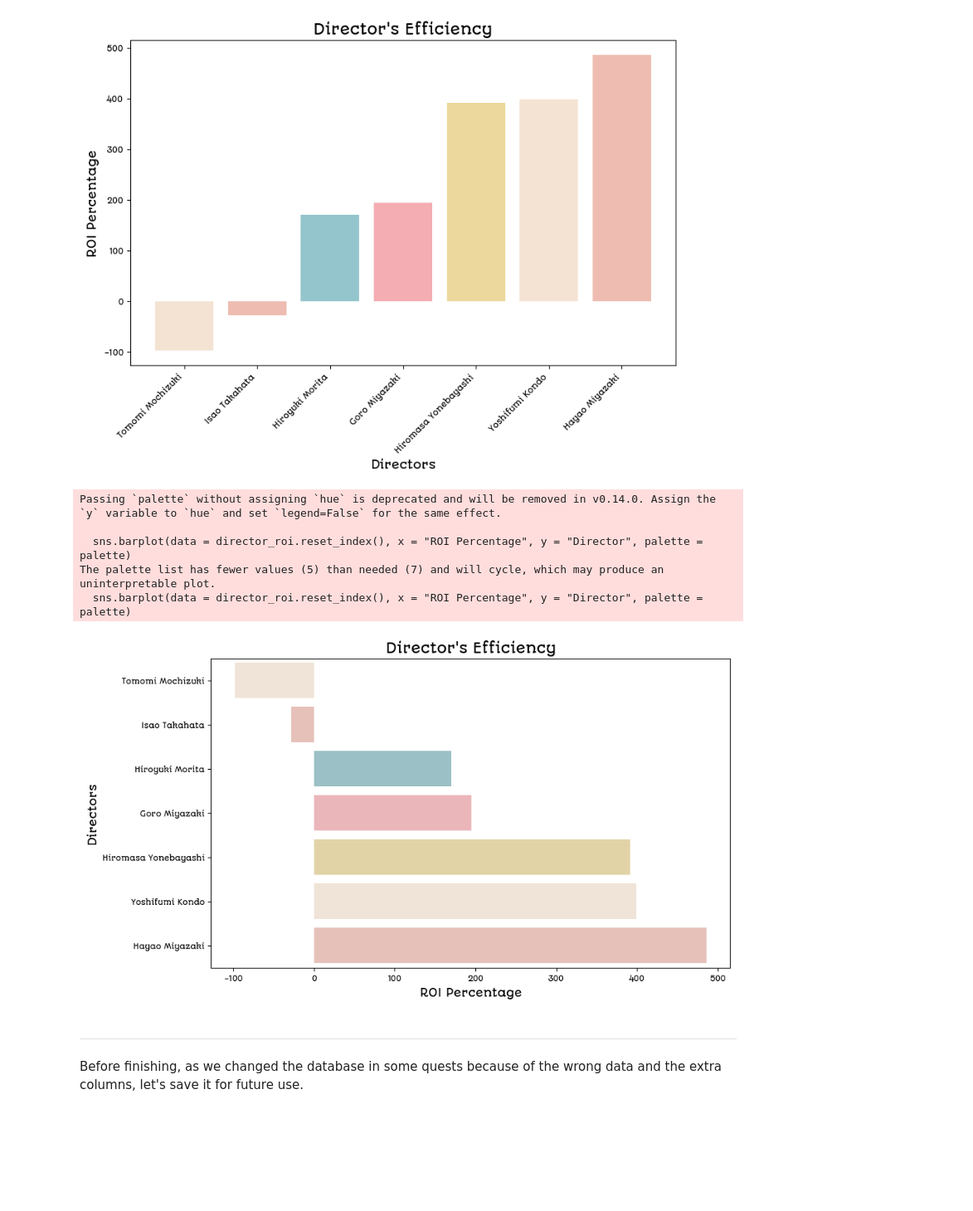
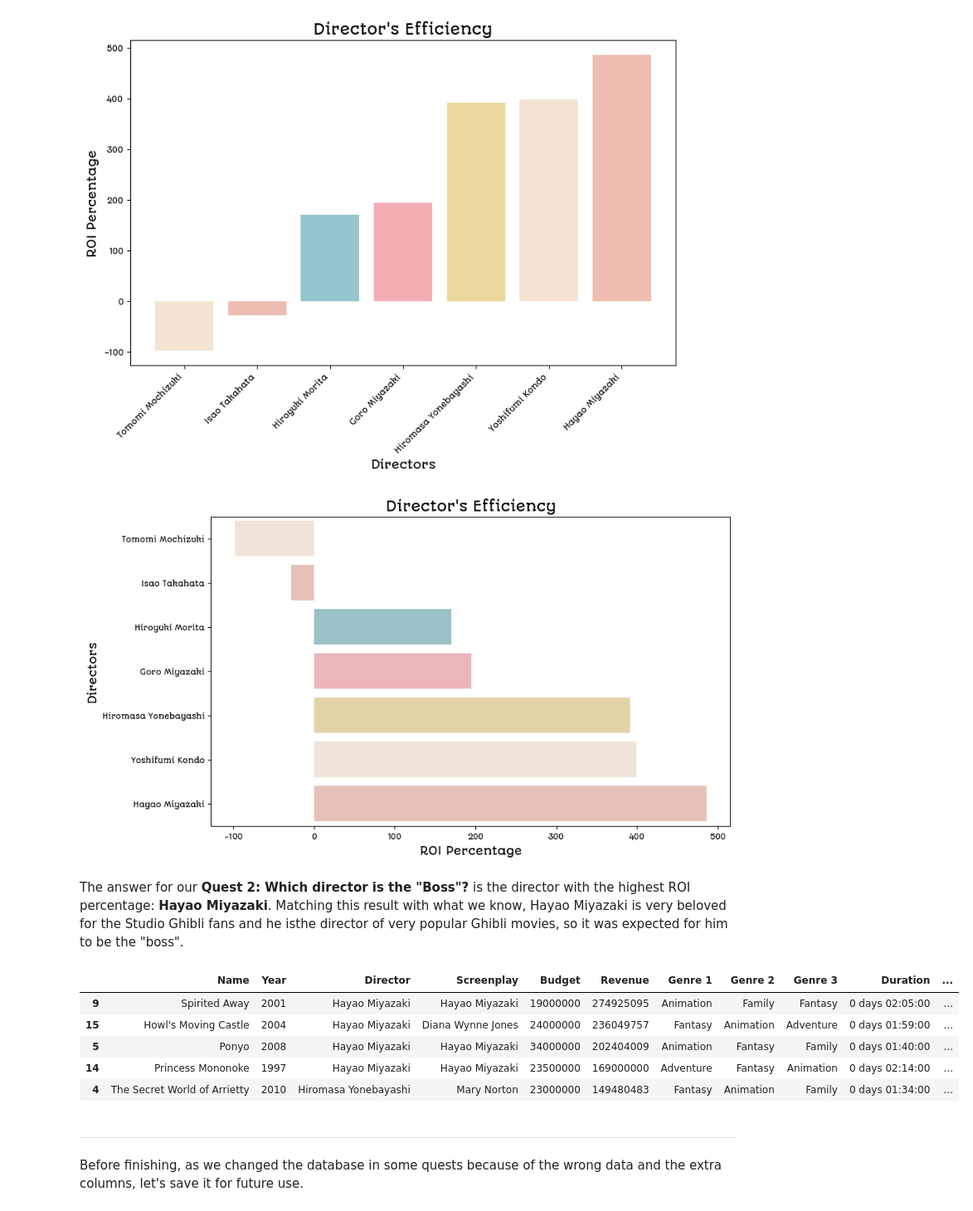
Before and after one commit to sarahi-capi/ghibli-data-analysis, a Jupyter notebook: notebooks/02_exploratory_data_analysis.ipynb, the cells around one changed output. Shown at 83% size. Cells and saved outputs as stored; diff of their text form; code cells hidden in the pictures; blank space fills up the shorter version.

Commit message:
Quest 2 finished, next, Quest 3

```diff
--- a/notebooks/02_exploratory_data_analysis.ipynb
+++ b/notebooks/02_exploratory_data_analysis.ipynb
@@ -308,7 +311,7 @@ plt.show()
 # Bar Plot for each director with Seaborn
 plt.figure(figsize = (10,6))
 
-sns.barplot(data = director_roi.reset_index(), x = "ROI Percentage", y = "Director", palette = palette)
+sns.barplot(data = director_roi.reset_index(), x = "ROI Percentage", y = "Director", hue = "Director", palette = palette)
 
 plt.title("Director's Efficiency",
           fontproperties = plot_font,
@@ -324,12 +327,18 @@ plt.xticks(fontproperties = plot_font, fontsize = 8)
 
 plt.show()
 # %% [output]
-Passing `palette` without assigning `hue` is deprecated and will be removed in v0.14.0. Assign the `y` variable to `hue` and set `legend=False` for the same effect.
-
-  sns.barplot(data = director_roi.reset_index(), x = "ROI Percentage", y = "Director", palette = palette)
-The palette list has fewer values (5) than needed (7) and will cycle, which may produce an uninterpretable plot.
-  sns.barplot(data = director_roi.reset_index(), x = "ROI Percentage", y = "Director", palette = palette)
 [figure]
+# %% [markdown]
+The answer for our **Quest 2: Which director is the "Boss"?** is the director with the highest ROI percentage: **Hayao Miyazaki**. Matching this result with what we know, Hayao Miyazaki is very beloved for the Studio Ghibli fans and he isthe director of very popular Ghibli movies, so it was expected for him to be the "boss".
+# %%
+studio_ghibli.sort_values(by="Profit", ascending=False).head()
+# %% [output]
+|  | Name | Year | Director | Screenplay | Budget | Revenue | Genre 1 | Genre 2 | Genre 3 | Duration | ... |
+| 9 | Spirited Away | 2001 | Hayao Miyazaki | Hayao Miyazaki | 19000000 | 274925095 | Animation | Family | Fantasy | 0 days 02:05:00 | ... |
+| 15 | Howl's Moving Castle | 2004 | Hayao Miyazaki | Diana Wynne Jones | 24000000 | 236049757 | Fantasy | Animation | Adventure | 0 days 01:59:00 | ... |
+| 5 | Ponyo | 2008 | Hayao Miyazaki | Hayao Miyazaki | 34000000 | 202404009 | Animation | Fantasy | Family | 0 days 01:40:00 | ... |
+| 14 | Princess Mononoke | 1997 | Hayao Miyazaki | Hayao Miyazaki | 23500000 | 169000000 | Adventure | Fantasy | Animation | 0 days 02:14:00 | ... |
+| 4 | The Secret World of Arrietty | 2010 | Hiromasa Yonebayashi | Mary Norton | 23000000 | 149480483 | Fantasy | Animation | Family | 0 days 01:34:00 | ... |
 # %% [markdown]
 ---
 Before finishing, as we changed the database in some quests because of the wrong data and the extra columns, let's save it for future use.
```
Also changed, not shown: parts of 1 cell of this notebook.
